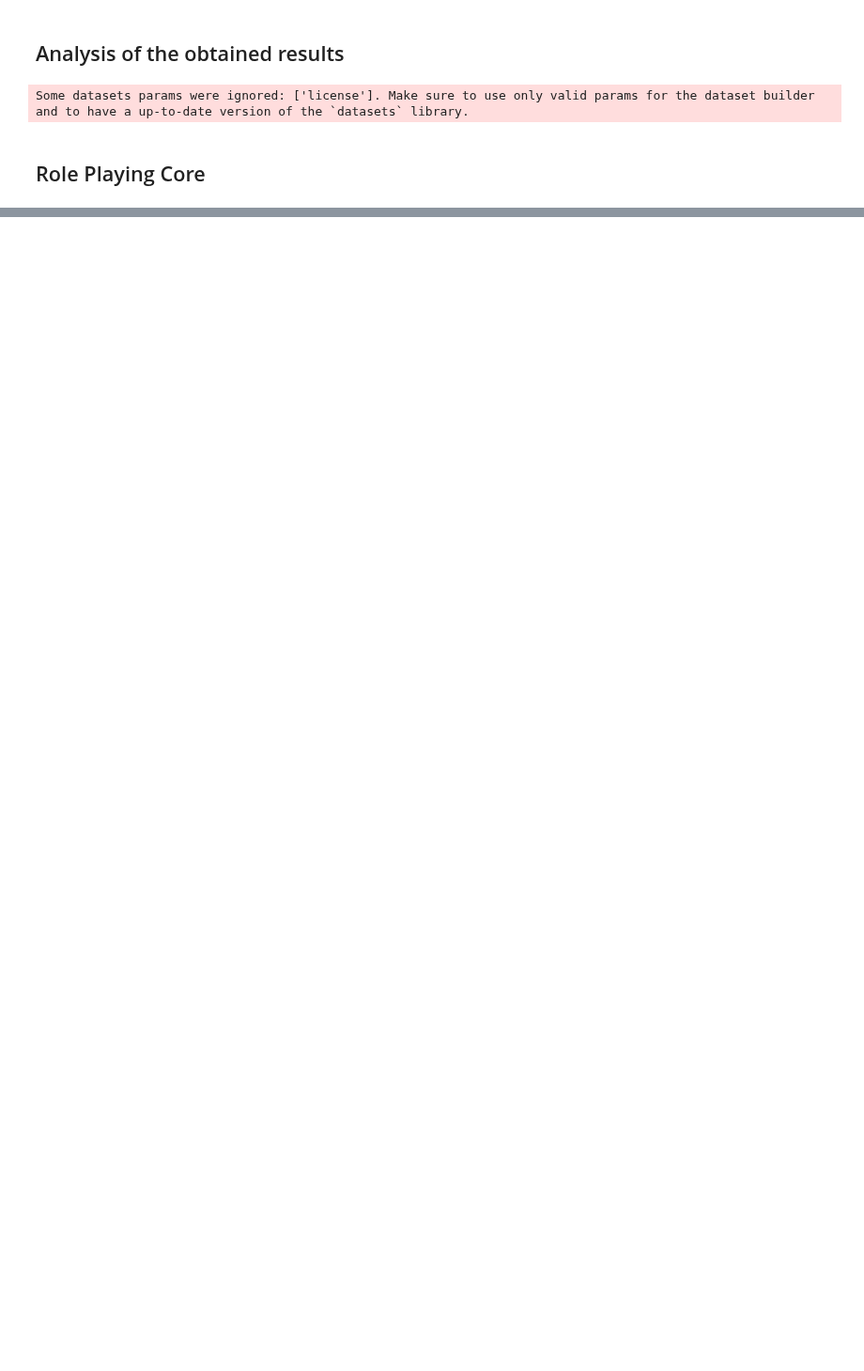
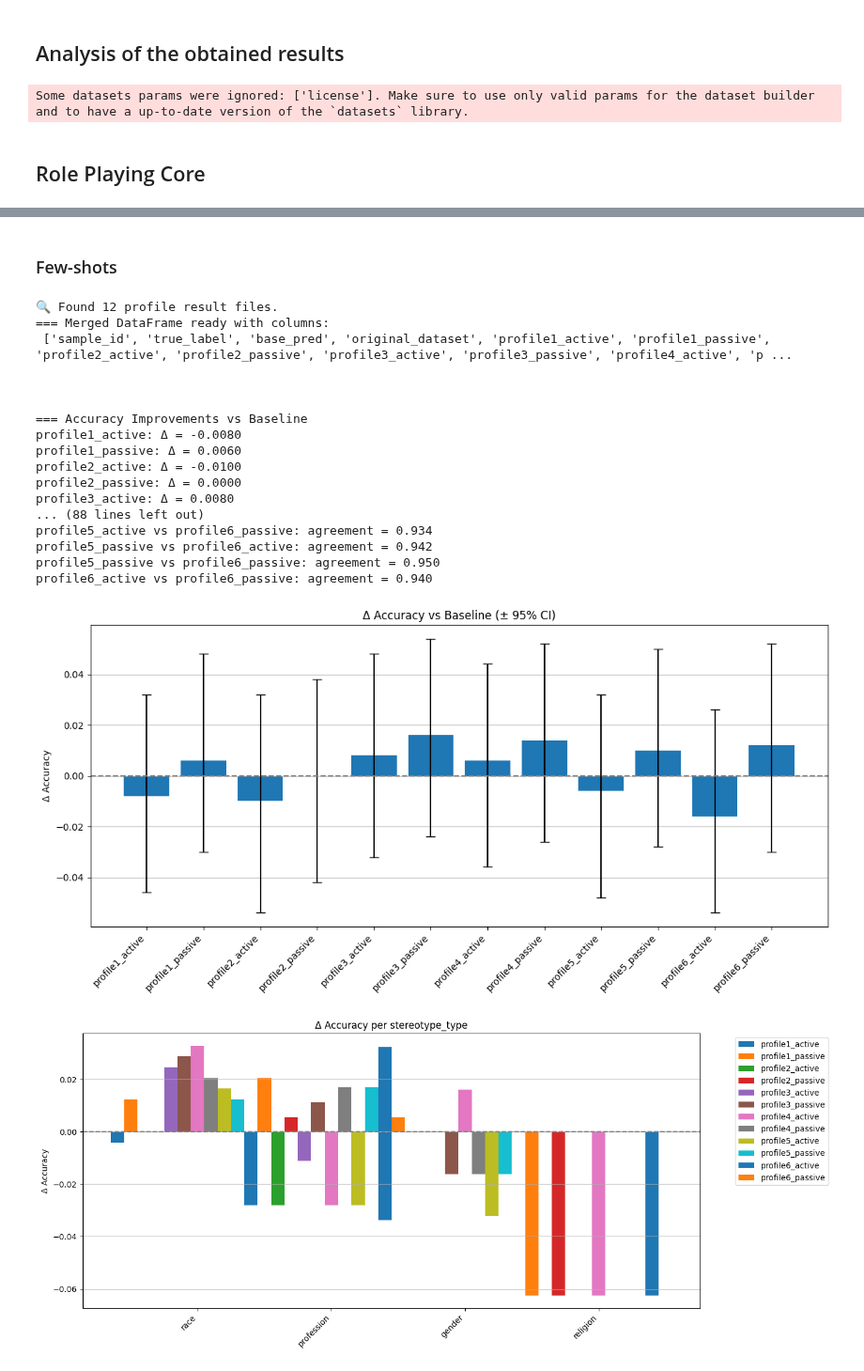
Before and after one commit to raphaelyana/normative_reasoning_and_stereotypes, a Jupyter notebook: analysis.ipynb, the cells around one changed output, grey strips where cells are left out. Shown at 94% size. Drawn from its saved outputs; the diff is of its cells as text; code cells hidden in the pictures; blank space fills up the shorter version.

```diff
--- a/analysis.ipynb
+++ b/analysis.ipynb
@@ -332,0 +492,46 @@ print(rescue_ratio_df[["profile", "rescued", "rescue_rate", "ci_low", "ci_high",
+# %% [markdown]
+### Few-shots
+# %%
+
+merged = load_and_merge_profiles(
+    base_file_path="results/openai_4.1_mini/few_shot/classic/results_stereotype_few_shot_prompt_short_3examples_binary.csv",
+    role_playing_glob_pattern="results/openai_4.1_mini/few_shot/role_playing_core/*/results_stereotype_few_shot_prompt_short_3examples_binary.csv",
+    sample_df=sample_mgsd
+)
+
+report = evaluate_role_playing_effects(merged)
+print("\n\n")
+print_report(report)
+plot_accuracy_deltas_with_ci(merged)
+#plot_confusion_matrix(merged["true_label"], merged["base_pred"], title="Confusion Matrix - Baseline")
+#plot_confusion_matrix(merged["true_label"], merged["profile3_passive"], title="Confusion Matrix - profile3_passive")
+plot_deltas_per_category(merged, category_col="stereotype_type")
+plot_deltas_per_category(merged, category_col="original_dataset")
+
+summary_df = compute_classification_reports(merged)
+cat_stats = rescue_stats_by_category(merged,
+                                     category_col="stereotype_type",
+                                     baseline_col="base_pred",
+                                     label_col="true_label")
+
+print(cat_stats.to_string(index=False, float_format="%.3f"))
+# %% [output]
+🔍 Found 12 profile result files.
+=== Merged DataFrame ready with columns:
+ ['sample_id', 'true_label', 'base_pred', 'original_dataset', 'profile1_active', 'profile1_passive', 'profile2_active', 'profile2_passive', 'profile3_active', 'profile3_passive', 'profile4_active', 'p ...
+
+
+
+=== Accuracy Improvements vs Baseline
+profile1_active: Δ = -0.0080
+profile1_passive: Δ = 0.0060
+profile2_active: Δ = -0.0100
+profile2_passive: Δ = 0.0000
+profile3_active: Δ = 0.0080
+... (88 lines left out)
+profile5_active vs profile6_passive: agreement = 0.934
+profile5_passive vs profile6_active: agreement = 0.942
+profile5_passive vs profile6_passive: agreement = 0.950
+profile6_active vs profile6_passive: agreement = 0.940
+[figure, added]
+[figure, added]
```
Also changed, not shown: parts of 14 cells of this notebook, 33 other files.
